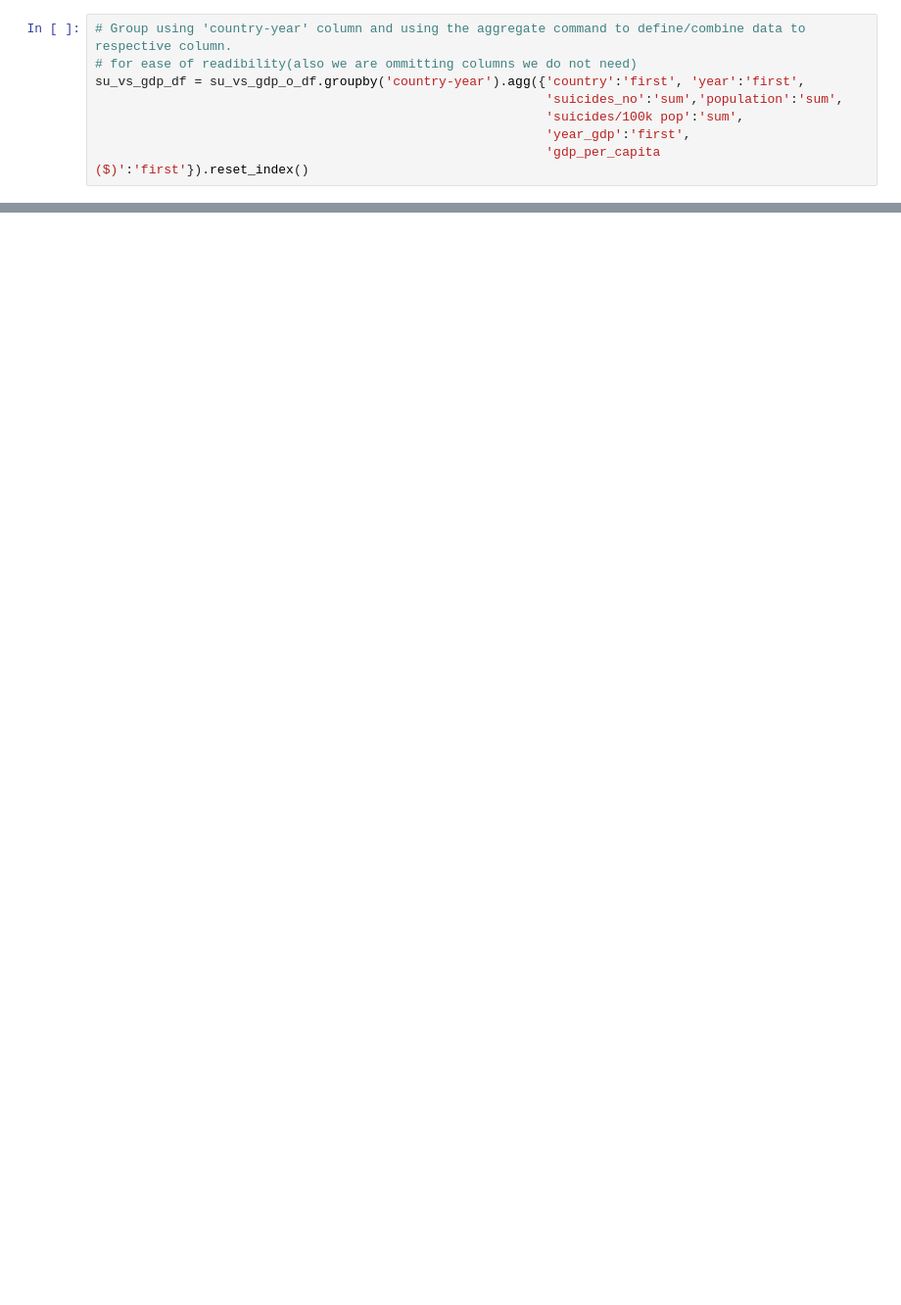
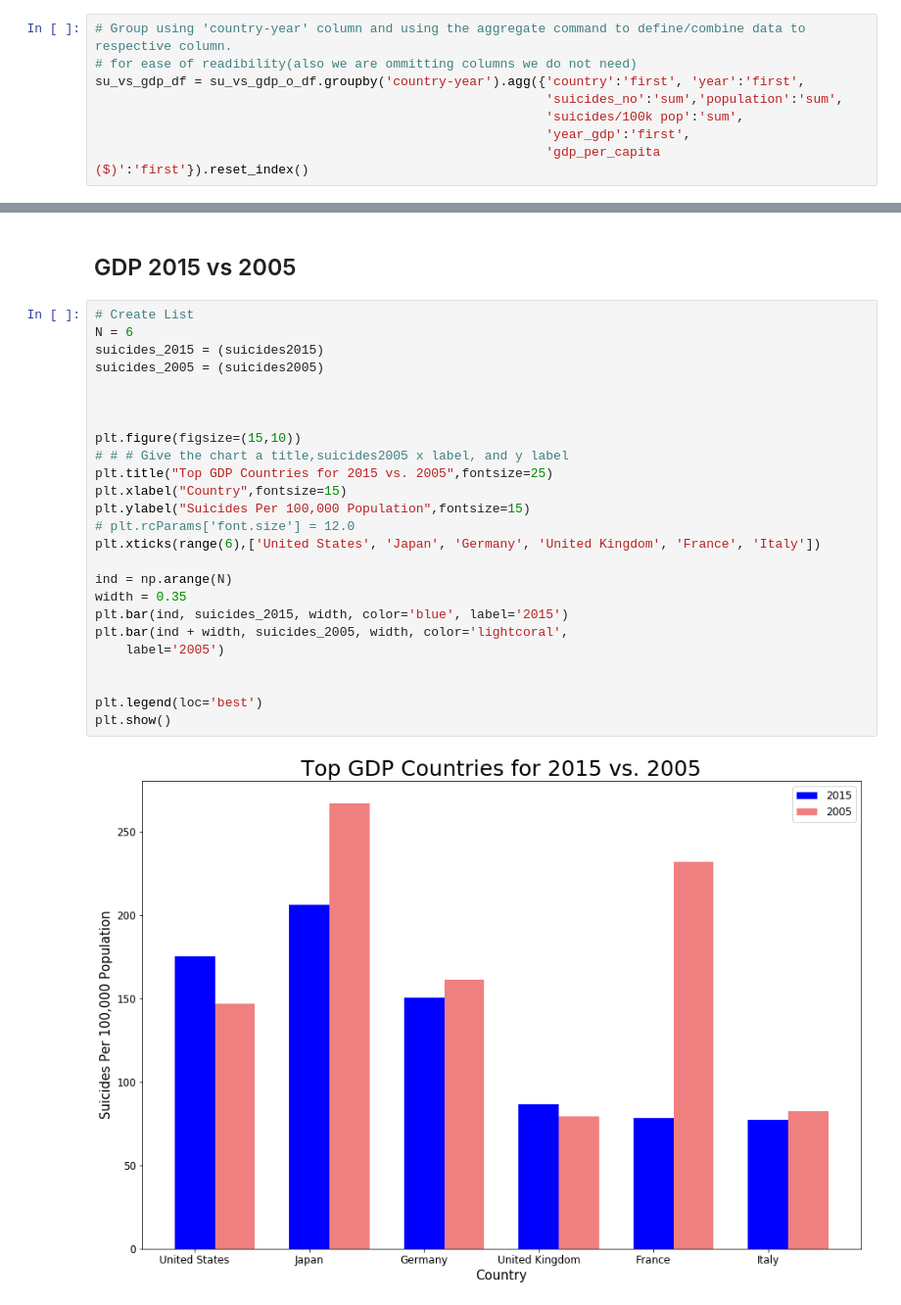
Before and after one commit to industrialhygiene1/suicide_squad, a Jupyter notebook: tnguyen/Untitled.ipynb, the cells around one changed output, grey strips where cells are left out. Shown at 98% size. Saved outputs shown, nothing was run; the diff lists cells and outputs as text; blank space fills up the shorter version.

```diff
--- a/tnguyen/Untitled.ipynb
+++ b/tnguyen/Untitled.ipynb
@@ -90,0 +126,29 @@ plt.savefig('top_gdp.png')
+# %% [markdown]
+## GDP 2015 vs 2005
+# %%
+# Create List
+N = 6
+suicides_2015 = (suicides2015)
+suicides_2005 = (suicides2005)
+
+
+
+plt.figure(figsize=(15,10))
+# # # Give the chart a title,suicides2005 x label, and y label
+plt.title("Top GDP Countries for 2015 vs. 2005",fontsize=25)
+plt.xlabel("Country",fontsize=15)
+plt.ylabel("Suicides Per 100,000 Population",fontsize=15)
+# plt.rcParams['font.size'] = 12.0
+plt.xticks(range(6),['United States', 'Japan', 'Germany', 'United Kingdom', 'France', 'Italy'])
+
+ind = np.arange(N)
+width = 0.35
+plt.bar(ind, suicides_2015, width, color='blue', label='2015')
+plt.bar(ind + width, suicides_2005, width, color='lightcoral',
+    label='2005')
+
+
+plt.legend(loc='best')
+plt.show()
+# %% [output]
+[figure, added]
```
Also changed, not shown: parts of 19 cells of this notebook, 4 other files.
